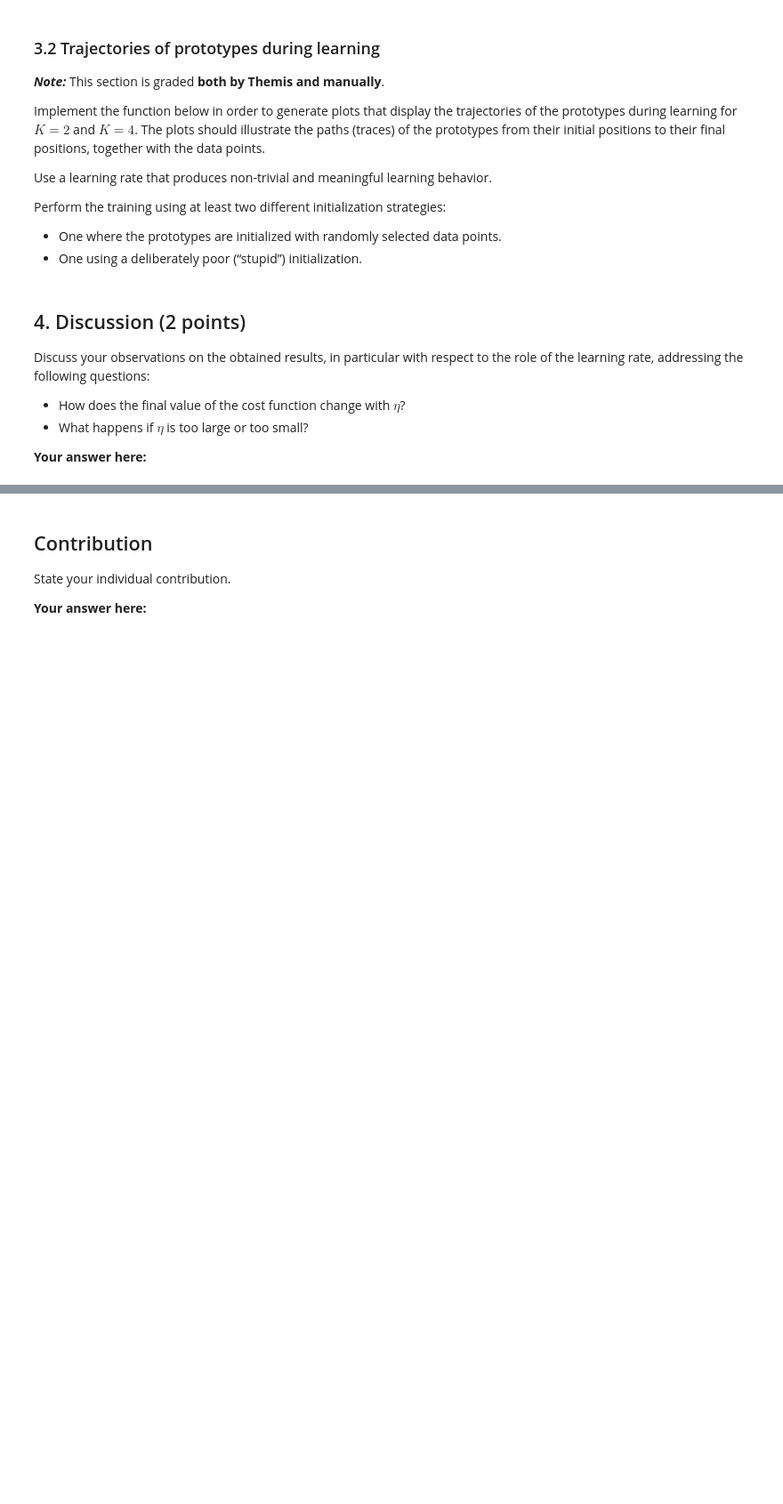
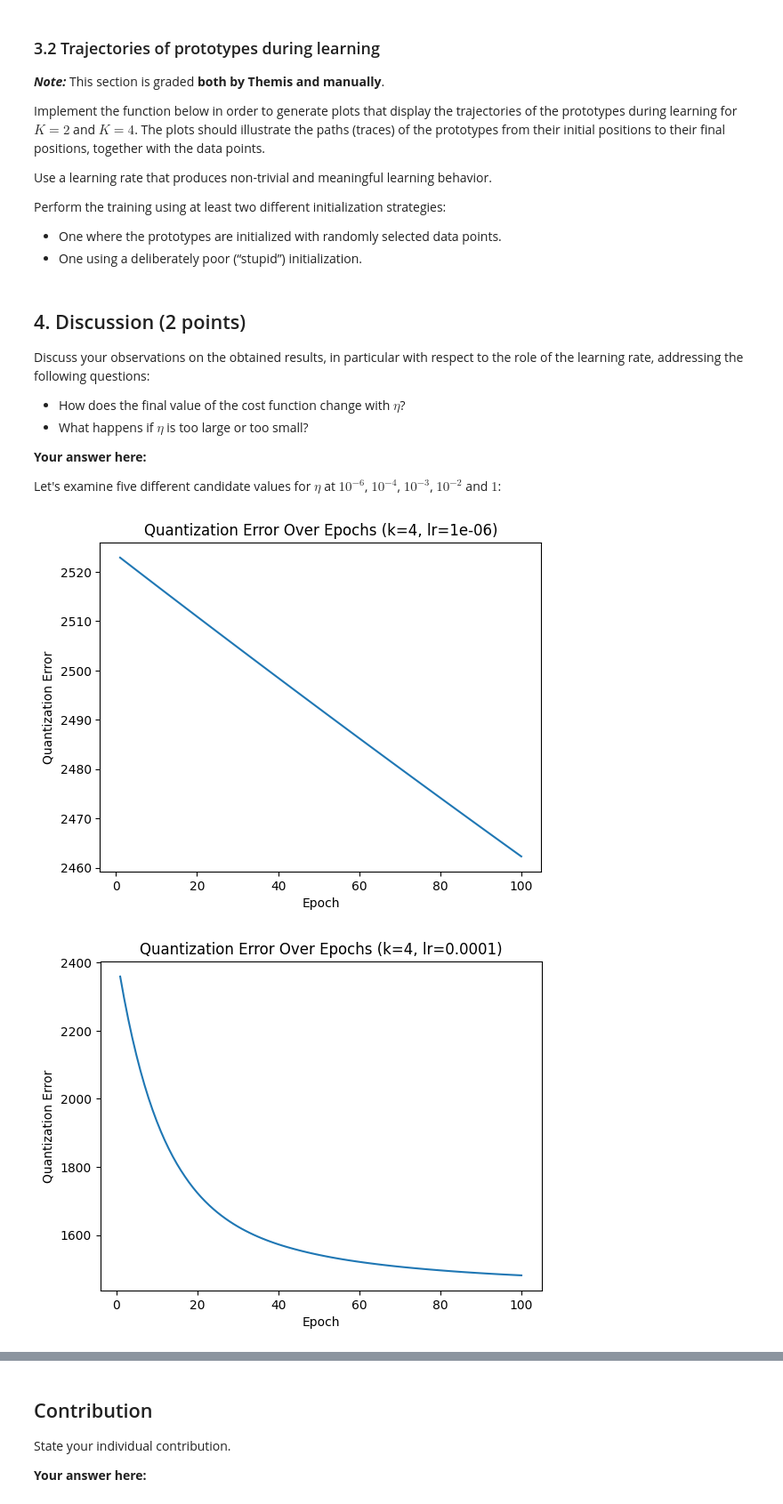
Before and after one commit to HSdeH/ml, a Jupyter notebook: a3/a3.ipynb, the cells around one changed output, grey strips where cells are left out. Shown at 89% size. Drawn from its saved outputs; the diff is of its cells as text; code cells hidden in the pictures; blank space fills up the shorter version.

```diff
--- a/a3/a3.ipynb
+++ b/a3/a3.ipynb
@@ -231,3 +231,15 @@ Discuss your observations on the obtained results, in particular with respect to
 - What happens if $\eta$ is too large or too small?
 
 **Your answer here:**
+
+Let's examine five different candidate values for $\eta$ at $10^{-6}$, $10^{-4}$, $10^{-3}$, $10^{-2}$ and $1$:
+# %%
+np.random.seed(0) # just for reproducibility...
+plot_quantization_error(data, 4, 0.000001, 100)
+plot_quantization_error(data, 4, 0.0001, 100)
+plot_quantization_error(data, 4, 0.001, 100)
+plot_quantization_error(data, 4, 0.01, 100)
+plot_quantization_error(data, 4, 1, 100)
+# %% [output]
+[figure, added]
+[figure, added]
```
Also changed, not shown: parts of 4 cells of this notebook.
